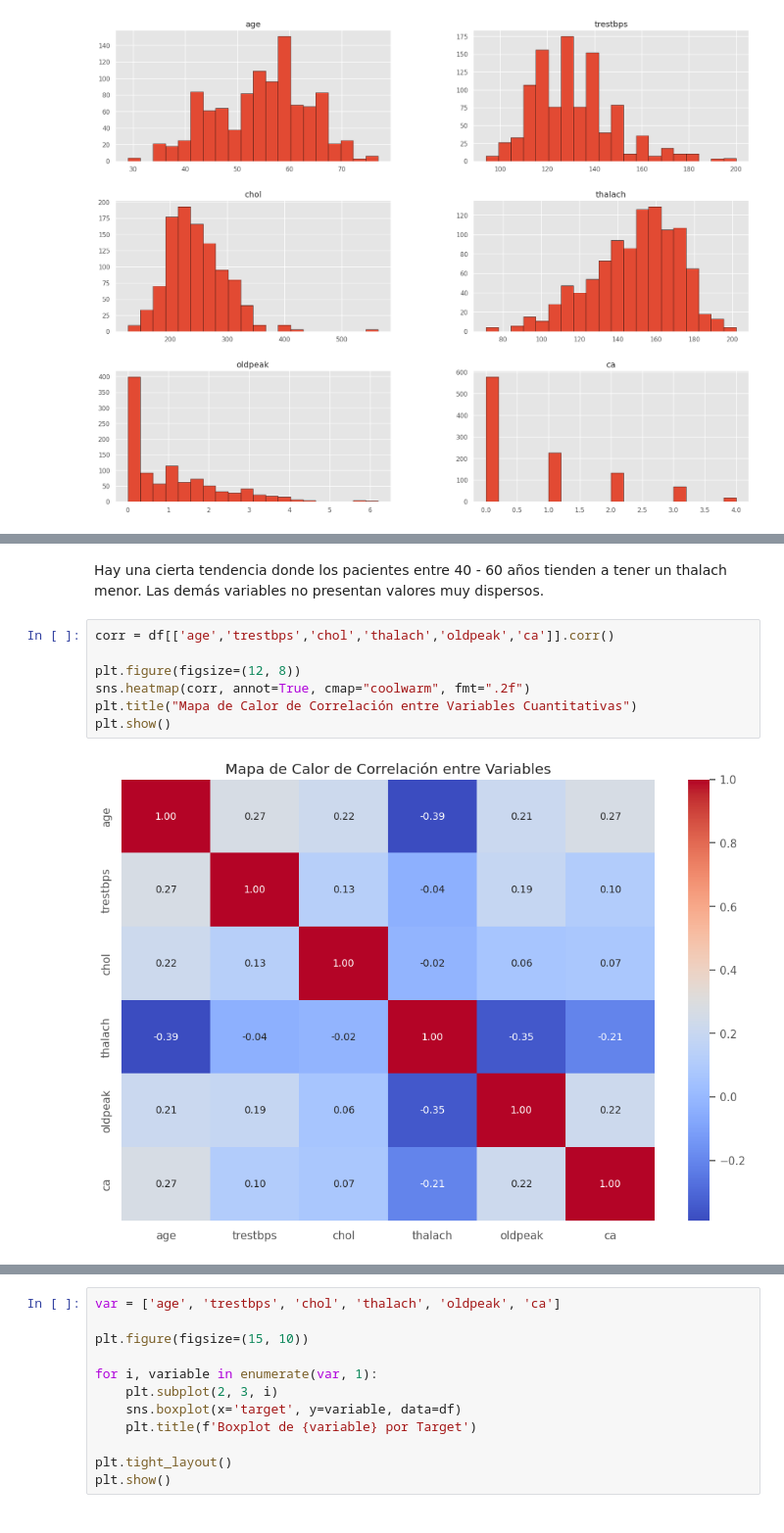
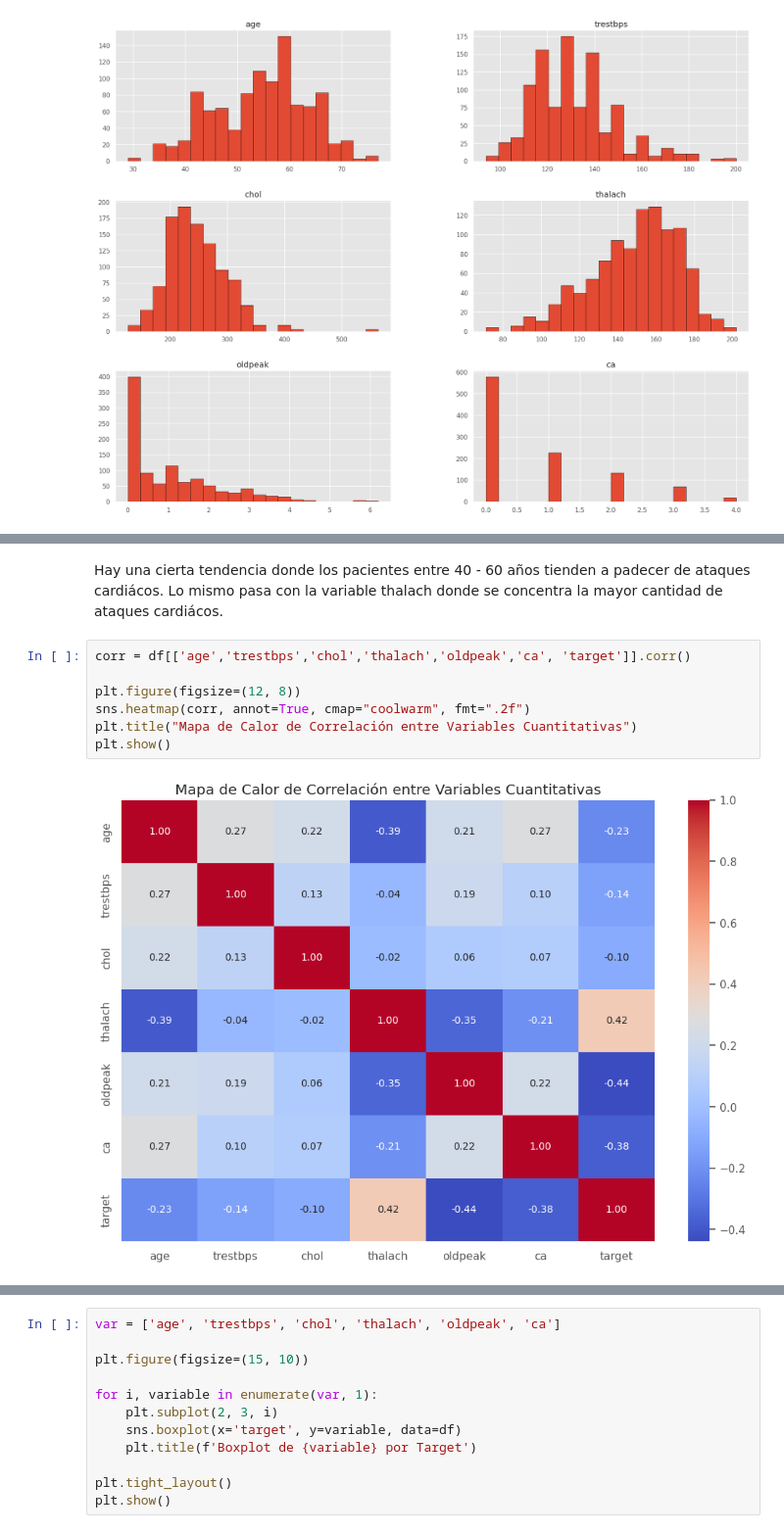
Before and after one commit to JeanFZC/Analisis-con-Python, a Jupyter notebook: Proy_AtaqueCorazon_v2(1).ipynb, the cells around one changed output, grey strips where cells are left out. Shown at 98% size. Saved outputs shown, nothing was run; the diff lists cells and outputs as text.

```diff
--- a/Proy_AtaqueCorazon_v2(1).ipynb
+++ b/Proy_AtaqueCorazon_v2(1).ipynb
@@ -135,14 +132,14 @@ sns.pairplot(df[var], hue='target', height=3, diag_kind='kde')
 <seaborn.axisgrid.PairGrid at 0x...>
 [figure]
 # %% [markdown]
-Hay una cierta tendencia donde los pacientes entre 40 - 60 años tienden a tener un thalach menor. Las demás variables no presentan valores muy dispersos.
+Hay una cierta tendencia donde los pacientes entre 40 - 60 años tienden a padecer de ataques cardiácos. Lo mismo pasa con la variable thalach donde se concentra la mayor cantidad de ataques cardiácos.
 # %%
-corr = df[['age','trestbps','chol','thalach','oldpeak','ca']].corr()
+corr = df[['age','trestbps','chol','thalach','oldpeak','ca', 'target']].corr()
 
 plt.figure(figsize=(12, 8))
 sns.heatmap(corr, annot=True, cmap="coolwarm", fmt=".2f")
 plt.title("Mapa de Calor de Correlación entre Variables Cuantitativas")
 plt.show()
 # %% [output]
-[figure, old version]
+[figure, new version]
 # %% [markdown]
```
Also changed, not shown: parts of 12 cells of this notebook.
